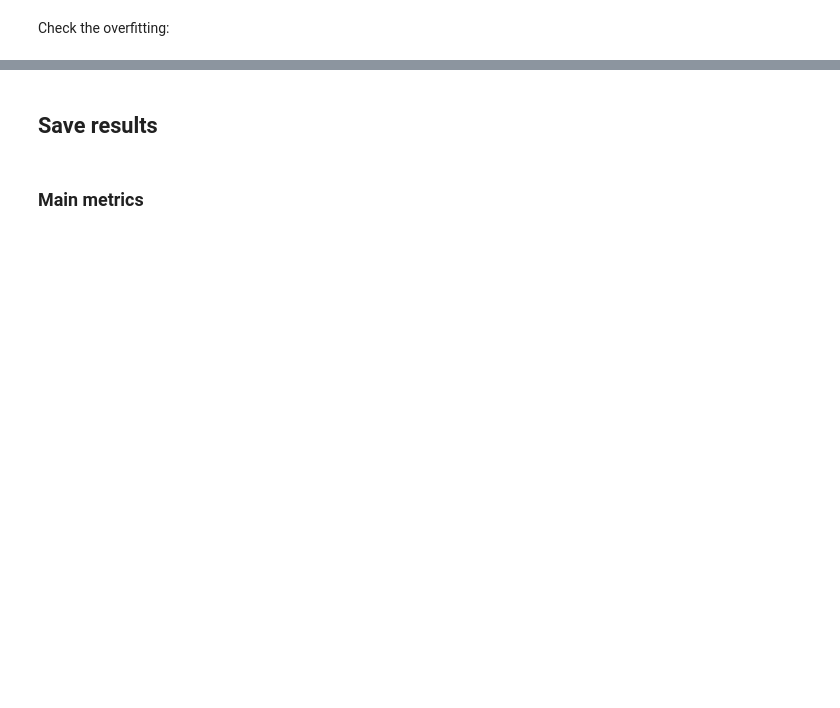
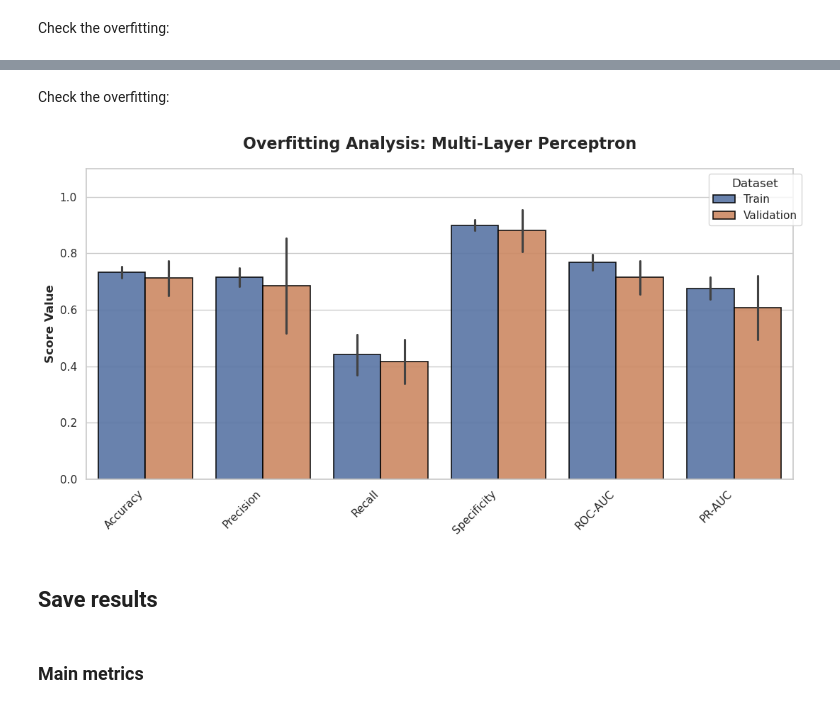
Before and after one commit to MiguelGomGar/TFM, a Jupyter notebook: notebooks/clinical_models_testing.ipynb, the cells around one changed output, grey strips where cells are left out. Saved outputs shown, nothing was run; the diff lists cells and outputs as text; code cells hidden in the pictures; blank space fills up the shorter version.

```diff
--- a/notebooks/clinical_models_testing.ipynb
+++ b/notebooks/clinical_models_testing.ipynb
@@ -673,3 +751,12 @@ plot_overfitting_bars(df_cv_results=cv_results_CB,
+# %% [markdown]
+Check the overfitting:
+# %%
+plot_overfitting_bars(df_cv_results=cv_results_MLP,
+                    title="Multi-Layer Perceptron",
+                    output_dir=results_path,
+                    identifier="MLP")
+# %% [output]
+[figure, added]
 # %% [markdown]
 ## Save results
 # %%
```
Also changed, not shown: parts of 42 cells of this notebook, 31 other files.
